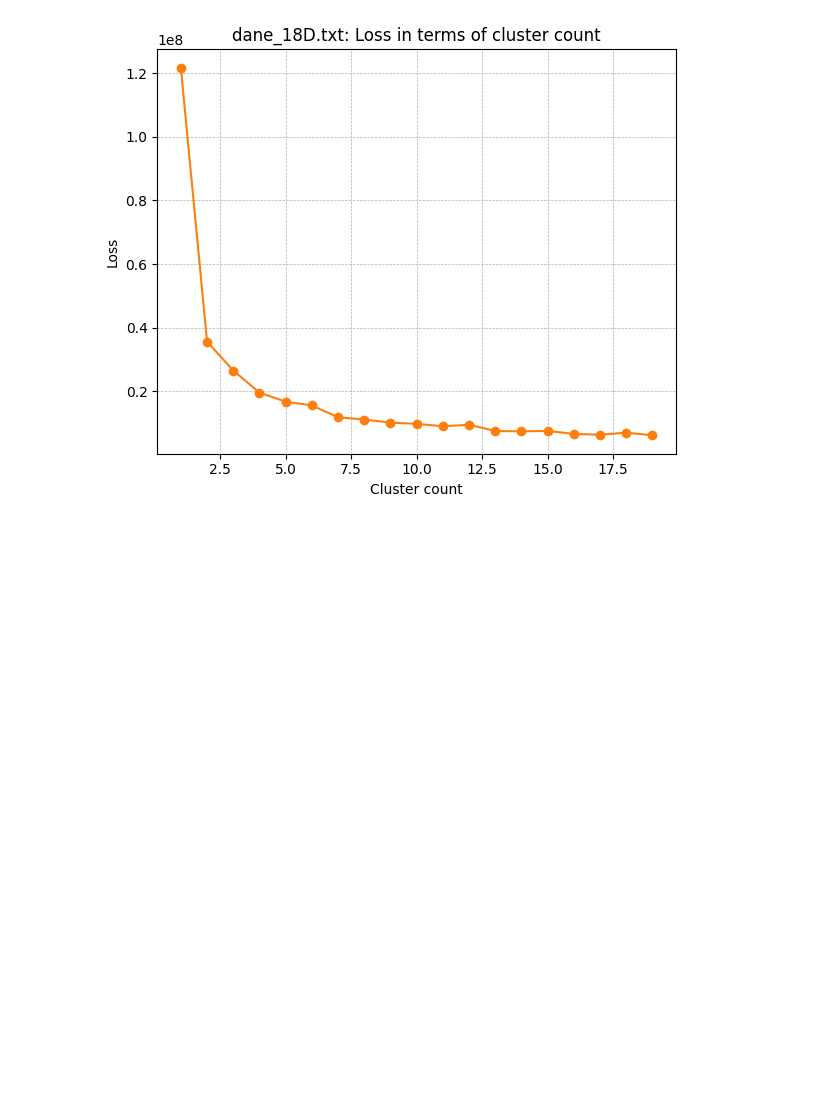
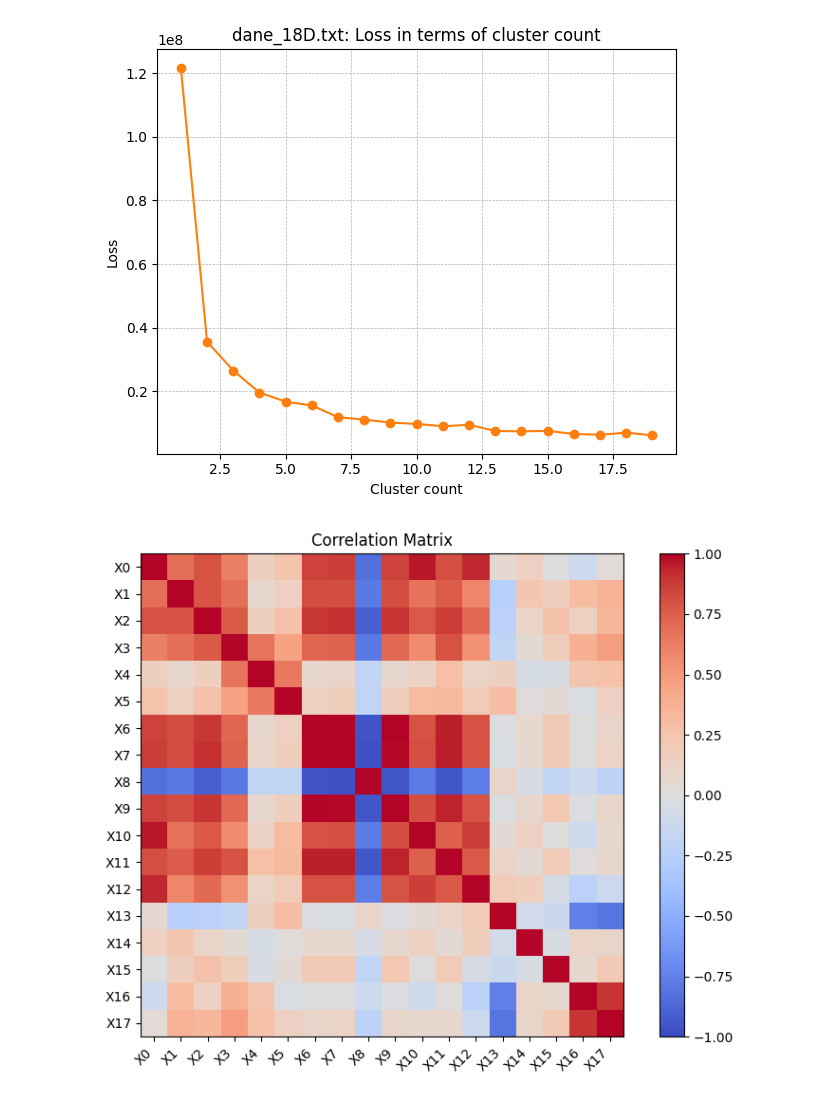
Before and after one commit to xAsylum/clustering, a Jupyter notebook: code/project.ipynb, the cells around one changed output. Cells and saved outputs as stored; diff of their text form; code cells hidden in the pictures; blank space fills up the shorter version.

```diff
--- a/code/project.ipynb
+++ b/code/project.ipynb
@@ -125,3 +125,10 @@ for i in [5]:
     plot_data(X, Y, f"dane_18D.txt: Loss in terms of cluster count", "Cluster count", "Loss")
 # %% [output]
 [figure]
+# %%
+from utils import *
+from kmeans import *
+X, _ = open_file(f"../data/data_18D.txt", False)
+corr(X)
+# %% [output]
+[figure, added]
```
Also changed, not shown: parts of 6 cells of this notebook, 11 other files.
